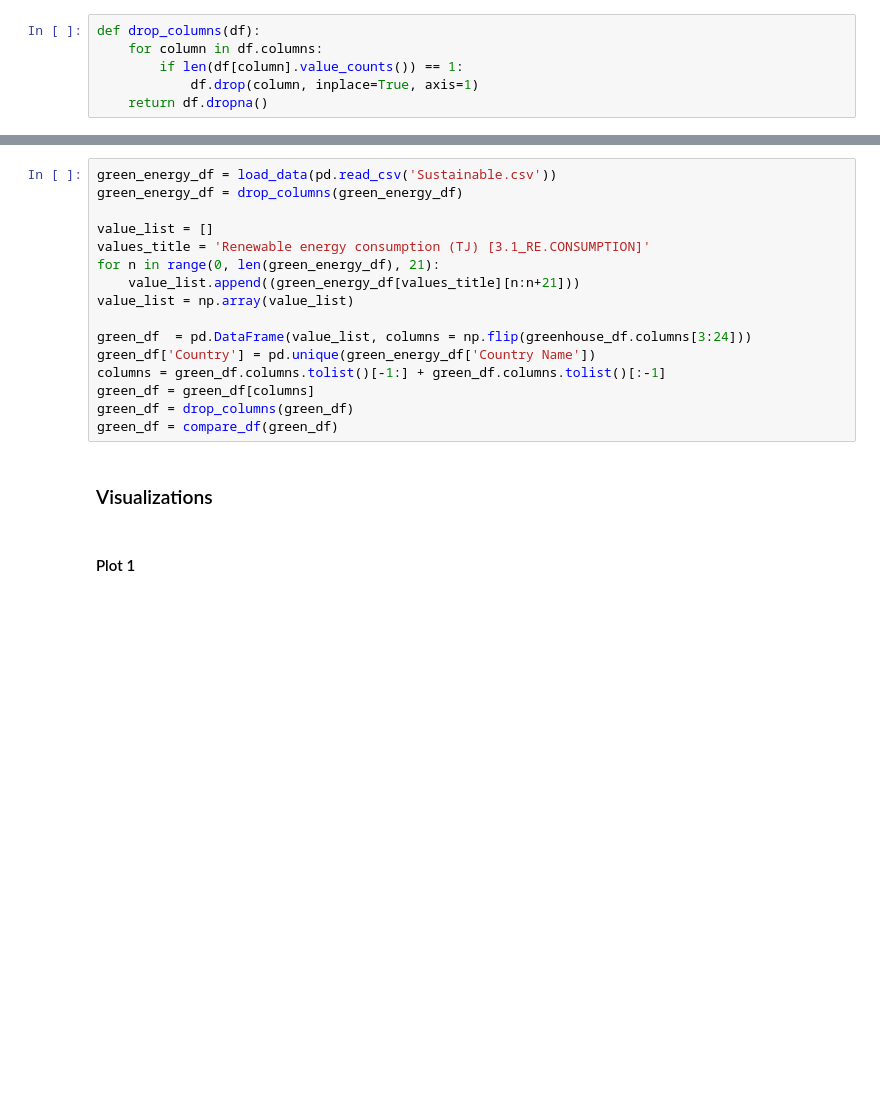
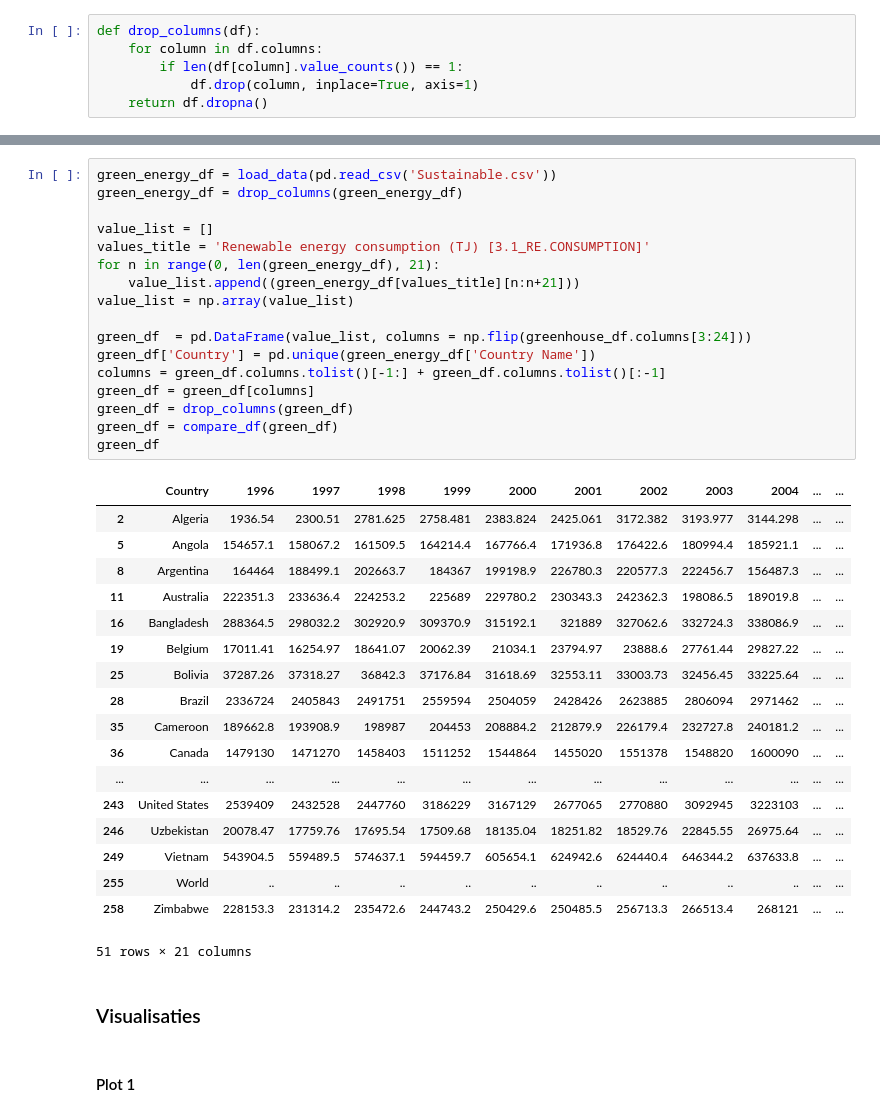
Before and after one commit to Stevgit1/Draft_N3, a Jupyter notebook: _build/jupyter_execute/docs/notebook.ipynb, the cells around one changed output, grey strips where cells are left out. Cells and saved outputs as stored; diff of their text form; blank space fills up the shorter version.

```diff
--- a/_build/jupyter_execute/docs/notebook.ipynb
+++ b/_build/jupyter_execute/docs/notebook.ipynb
@@ -58,21 +95,41 @@ greenhouse_df = greenhouse_df[greenhouse_df["2018"] > 100]
 # %%
 green_energy_df = load_data(pd.read_csv('Sustainable.csv'))
 green_energy_df = drop_columns(green_energy_df)
 
 value_list = []
 values_title = 'Renewable energy consumption (TJ) [3.1_RE.CONSUMPTION]'
 for n in range(0, len(green_energy_df), 21):
     value_list.append((green_energy_df[values_title][n:n+21]))
 value_list = np.array(value_list)
 
 green_df  = pd.DataFrame(value_list, columns = np.flip(greenhouse_df.columns[3:24]))
 green_df['Country'] = pd.unique(green_energy_df['Country Name'])
 columns = green_df.columns.tolist()[-1:] + green_df.columns.tolist()[:-1]
 green_df = green_df[columns]
 green_df = drop_columns(green_df)
 green_df = compare_df(green_df)
+green_df
+# %% [output]
+|  | Country | 1996 | 1997 | 1998 | 1999 | 2000 | 2001 | 2002 | 2003 | 2004 | ... | ... |
+| 2 | Algeria | 1936.54 | 2300.51 | 2781.625 | 2758.481 | 2383.824 | 2425.061 | 3172.382 | 3193.977 | 3144.298 | ... | ... |
+| 5 | Angola | 154657.1 | 158067.2 | 161509.5 | 164214.4 | 167766.4 | 171936.8 | 176422.6 | 180994.4 | 185921.1 | ... | ... |
+| 8 | Argentina | 164464 | 188499.1 | 202663.7 | 184367 | 199198.9 | 226780.3 | 220577.3 | 222456.7 | 156487.3 | ... | ... |
+| 11 | Australia | 222351.3 | 233636.4 | 224253.2 | 225689 | 229780.2 | 230343.3 | 242362.3 | 198086.5 | 189019.8 | ... | ... |
+| 16 | Bangladesh | 288364.5 | 298032.2 | 302920.9 | 309370.9 | 315192.1 | 321889 | 327062.6 | 332724.3 | 338086.9 | ... | ... |
+| 19 | Belgium | 17011.41 | 16254.97 | 18641.07 | 20062.39 | 21034.1 | 23794.97 | 23888.6 | 27761.44 | 29827.22 | ... | ... |
+| 25 | Bolivia | 37287.26 | 37318.27 | 36842.3 | 37176.84 | 31618.69 | 32553.11 | 33003.73 | 32456.45 | 33225.64 | ... | ... |
+| 28 | Brazil | 2336724 | 2405843 | 2491751 | 2559594 | 2504059 | 2428426 | 2623885 | 2806094 | 2971462 | ... | ... |
+| 35 | Cameroon | 189662.8 | 193908.9 | 198987 | 204453 | 208884.2 | 212879.9 | 226179.4 | 232727.8 | 240181.2 | ... | ... |
+| 36 | Canada | 1479130 | 1471270 | 1458403 | 1511252 | 1544864 | 1455020 | 1551378 | 1548820 | 1600090 | ... | ... |
+| ... | ... | ... | ... | ... | ... | ... | ... | ... | ... | ... | ... | ... |
+| 243 | United States | 2539409 | 2432528 | 2447760 | 3186229 | 3167129 | 2677065 | 2770880 | 3092945 | 3223103 | ... | ... |
+| 246 | Uzbekistan | 20078.47 | 17759.76 | 17695.54 | 17509.68 | 18135.04 | 18251.82 | 18529.76 | 22845.55 | 26975.64 | ... | ... |
+| 249 | Vietnam | 543904.5 | 559489.5 | 574637.1 | 594459.7 | 605654.1 | 624942.6 | 624440.4 | 646344.2 | 637633.8 | ... | ... |
+| 255 | World | .. | .. | .. | .. | .. | .. | .. | .. | .. | ... | ... |
+| 258 | Zimbabwe | 228153.3 | 231314.2 | 235472.6 | 244743.2 | 250429.6 | 250485.5 | 256713.3 | 266513.4 | 268121 | ... | ... |
+51 rows × 21 columns
 # %% [markdown]
-### Visualizations
+### Visualisaties
 # %% [markdown]
 #### Plot 1
 # %% [markdown]
```
Also changed, not shown: parts of 10 cells of this notebook, 5 other files.
